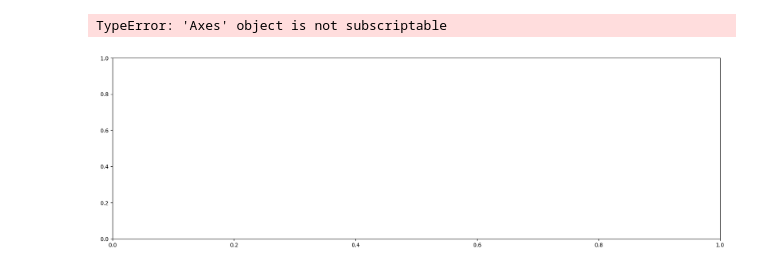
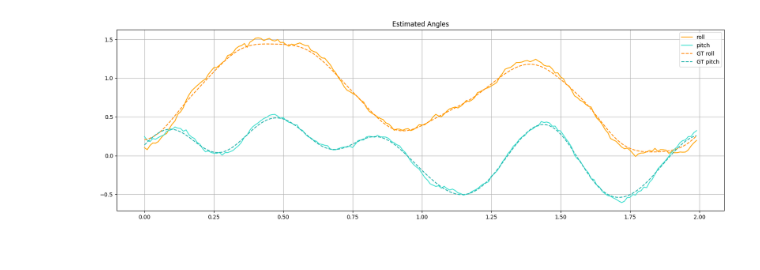
Before and after one commit to ojferro/EKF_python, a Jupyter notebook: EKF_Quaternions.ipynb, the cells around one changed output. Cells and saved outputs as stored; diff of their text form; code cells hidden in the pictures.

```diff
--- a/EKF_Quaternions.ipynb
+++ b/EKF_Quaternions.ipynb
@@ -114,14 +112,14 @@ def get_accelerometer_measurement():
 class IMU:
     def __init__(self):
         self.ctr = 0
-        self.q = np.array([1,0,0,0]) # Starting rotation
+        # self.q = np.array([1,0,0,0]) # Starting rotation
+        self.q = euler_to_quaternion(0.2, 0.1, 0.0) # Starting rotation
         self.omega = np.array([0, 0, 0]) # roll, pitch, yaw in rad/s
 
     def step_sim(self):
         self.ctr += 1
 
-        self.omega = np.array([math.sin(self.ctr/10.0), math.sin(self.ctr/8.0), math.sin(self.ctr/7.777)])
-        print(self.omega)
+        self.omega = 4*np.array([math.sin(self.ctr/15.0), math.cos(self.ctr/10.0), math.sin(self.ctr/7.777)])
 
         omega_skew = np.array([[0, -self.omega[0], -self.omega[1], -self.omega[2]],
                            [self.omega[0], 0, self.omega[2], -self.omega[1]],
@@ -140,13 +138,15 @@ class IMU:
         rot = quaternion_to_rotation_matrix(self.q)
         gravity_in_body_frame = rot.T @ np.array([0, 0, -1])  # Gravity direction in body frame
 
-        return gravity_in_body_frame
+        gaussian_noise = np.array([np.random.normal(0, r_acc), np.random.normal(0, r_acc), np.random.normal(0, r_acc)])
+
+        return gravity_in_body_frame + gaussian_noise
 
     def get_gyroscope_measurement(self):
-        # theta_diff = self.roll_angle - self.prev_roll_angle
-        # return np.array([math.cos(theta_diff/1.0),math.sin(theta_diff/2),0, 0])
-        # return np.array([0,0,0])
-        return self.omega
+
+        gaussian_noise = np.array([np.random.normal(0, r_gyro), np.random.normal(0, r_gyro), np.random.normal(0, r_gyro)])
+
+        return self.omega + gaussian_noise
 
     def get_real_q(self):
         return self.q
@@ -156,7 +156,7 @@ q_est = np.array([1, 0, 0, 0])  # Initial quaternion estimate
 P = np.eye(4) * 0.1  # Initial covariance matrix
 
 # History for plotting
-num_iterations = 150
+num_iterations = 200
 angle_history = np.zeros((3, num_iterations))
 real_angle_history = np.zeros((3, num_iterations))
 
@@ -217,29 +199,16 @@ for i in range(num_iterations):  # Adjust num_iterations as needed
 # %%
 ts = np.arange(num_iterations) * dt
 fig, ax = plt.subplots(nrows=1, ncols=1, figsize=(20, 6))
-ax[0].set_title("Estimated Angles")
-ax[0].plot(ts, angle_history[0], label='roll', linewidth=1)
-ax[0].plot(ts, angle_history[1], label='pitch', linewidth=1)
-ax[0].plot(ts, angle_history[2], label='yaw', linewidth=1)
+ax.set_title("Estimated Angles")
+ax.plot(ts, angle_history[0], 'orange', label='roll')
+ax.plot(ts, angle_history[1], 'turquoise', label='pitch')
+# ax.plot(ts, angle_history[2], 'blueviolet', label='yaw')
 
-ax[0].plot(ts, real_angle_history[0],'--', label='GT roll', linewidth=1)
-ax[0].plot(ts, real_angle_history[1],'--', label='GT pitch', linewidth=1)
-ax[0].plot(ts, real_angle_history[2],'--', label='GT yaw', linewidth=1)
+ax.plot(ts, real_angle_history[0],'darkorange', label='GT roll', linestyle='--')
+ax.plot(ts, real_angle_history[1],'lightseagreen', label='GT pitch', linestyle='--')
+# ax.plot(ts, real_angle_history[2],'rebeccapurple', label='GT yaw', linestyle='--')
 
-ax[0].legend()
-ax[0].grid(True)
-
-# ax[1].set_title("True Angles")
-# ax[1].plot(ts, real_angle_history[0], label='GT roll', linewidth=1)
-# ax[1].plot(ts, real_angle_history[1], label='GT pitch', linewidth=1)
-# ax[1].plot(ts, real_angle_history[2], label='GT yaw', linewidth=1)
-# ax[1].legend()
-# ax[1].grid(True)
-# ax[1].set_title("Velocity")
-# ax[1].plot(ts, Xs[1], 'r', label='est. dtheta')
-# ax[1].plot(ts, Xs_actual[1], 'g--', label='actual dtheta')
-# ax[1].plot(ts, sensor_readings, 'bx', label='sensor readings')
-# ax[1].legend()
+ax.legend()
+ax.grid(True)
 # %% [output]
-TypeError: 'Axes' object is not subscriptable
-[figure, old version]
+[figure, new version]
```
Also changed, not shown: parts of 3 cells of this notebook, 1 other file.
